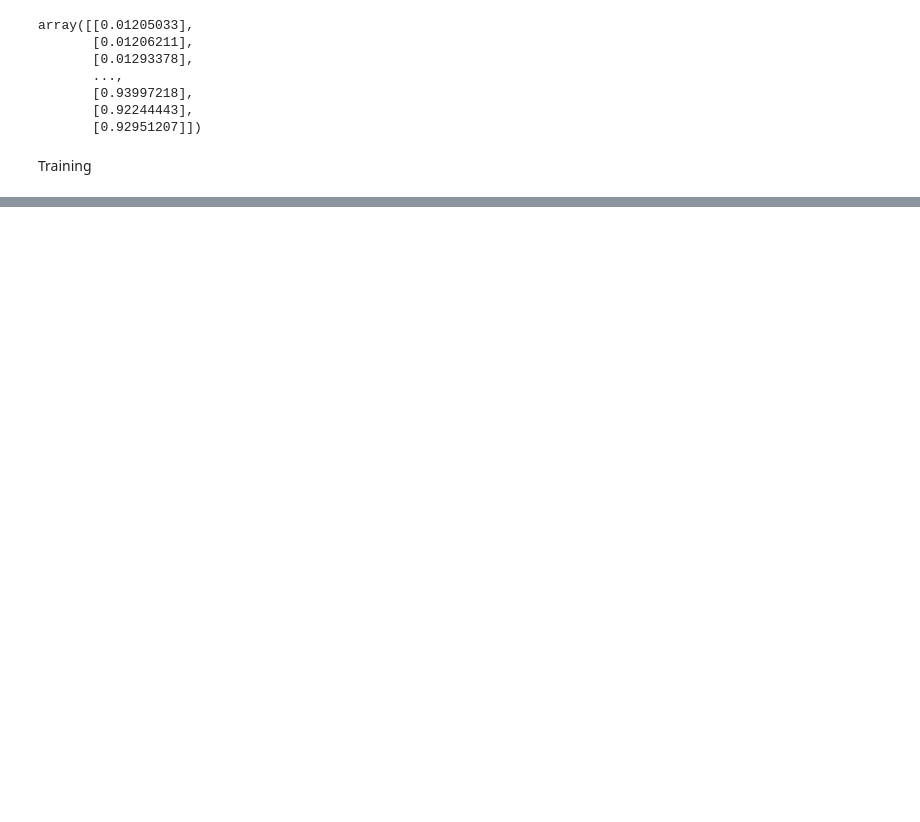
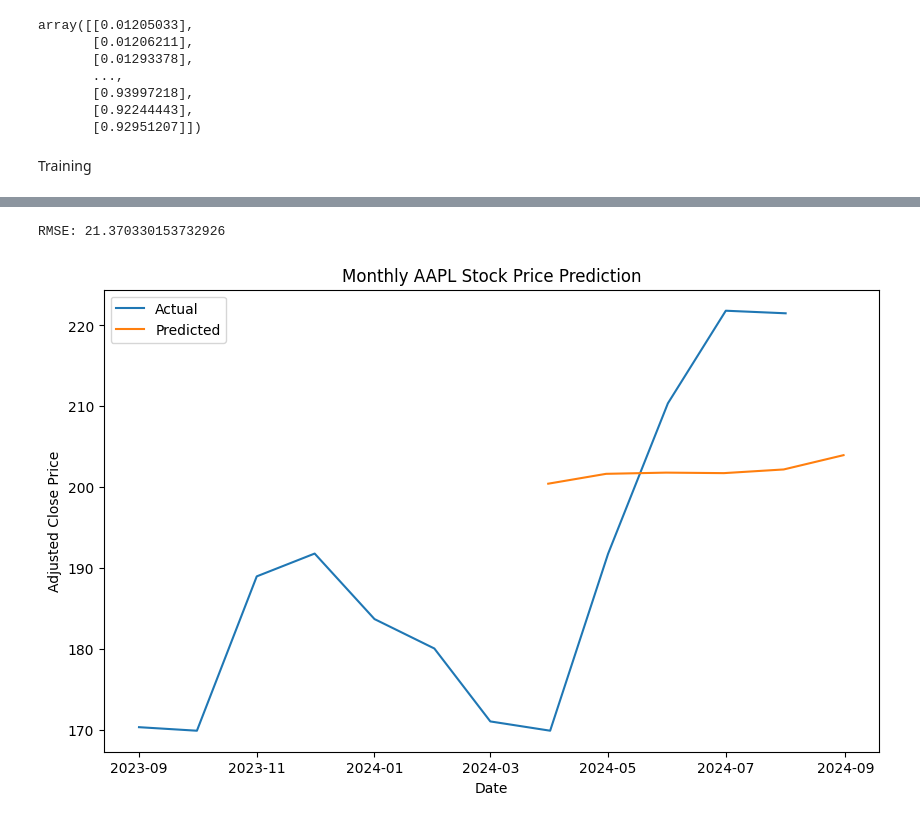
Before and after one commit to bshazia/ASP.NET, a Jupyter notebook: Apple_stock.ipynb, the cells around one changed output, grey strips where cells are left out. Drawn from its saved outputs; the diff is of its cells as text; code cells hidden in the pictures; blank space fills up the shorter version.

```diff
--- a/Apple_stock.ipynb
+++ b/Apple_stock.ipynb
@@ -327,0 +372,8 @@ now let's compare them
+# %%
+test_data_m = scaled_data_m[training_data_len_m - 12:, :]
+x_test_month = []
+for i in range(12, len(test_data_m)):
+    x_test_month.append(test_data_m[i-12:i, :])
+x_test_month = np.array(x_test_month)
+# %%
+predictions_m = model.predict(x_test_month)
@@ -327,0 +383,21 @@ now let's compare them
+# %%
+predictions_m_reshaped = np.repeat(predictions_m, 3, axis=1)  # Repeat the predictions across 3 columns
+predictions_m = scaler.inverse_transform(predictions_m_reshaped)
+# %%
+predictions_adj_close = predictions_m[:, 0]
+
+rmse = np.sqrt(np.mean(((predictions_adj_close - data_monthly['Adj Close'][-6:]) ** 2)))
+print('RMSE:', rmse)
+# %% [output]
+RMSE: 21.370330153732926
+# %%
+plt.figure(figsize=(10, 6))
+plt.plot(data_monthly['Adj Close'][-12:], label='Actual')
+plt.plot(pd.date_range(start=data_monthly.index[-6], periods=6, freq='M'), predictions_adj_close, label='Predicted')
+plt.xlabel('Date')
+plt.ylabel('Adjusted Close Price')
+plt.title('Monthly AAPL Stock Price Prediction')
+plt.legend()
+plt.show()
+# %% [output]
+[figure, added]
```
Also changed, not shown: parts of 31 cells of this notebook.
